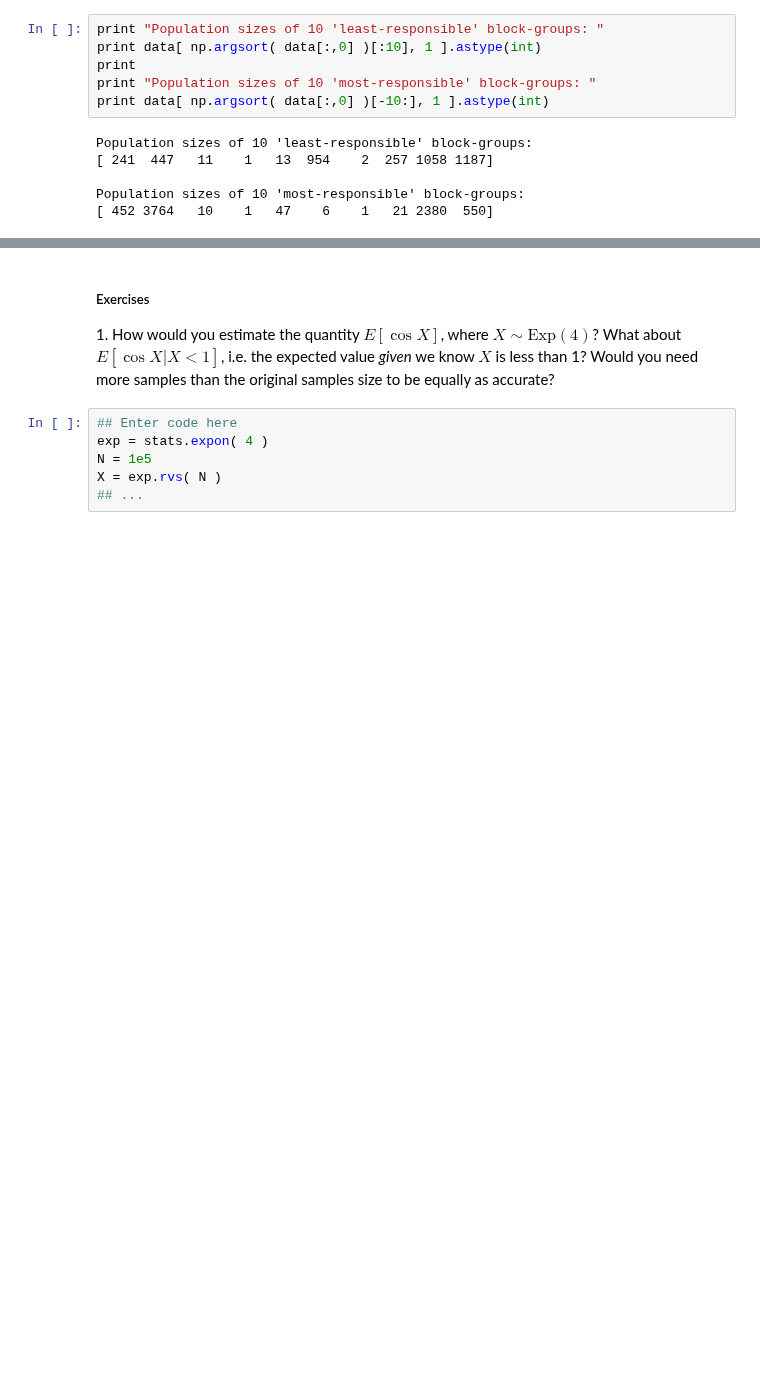
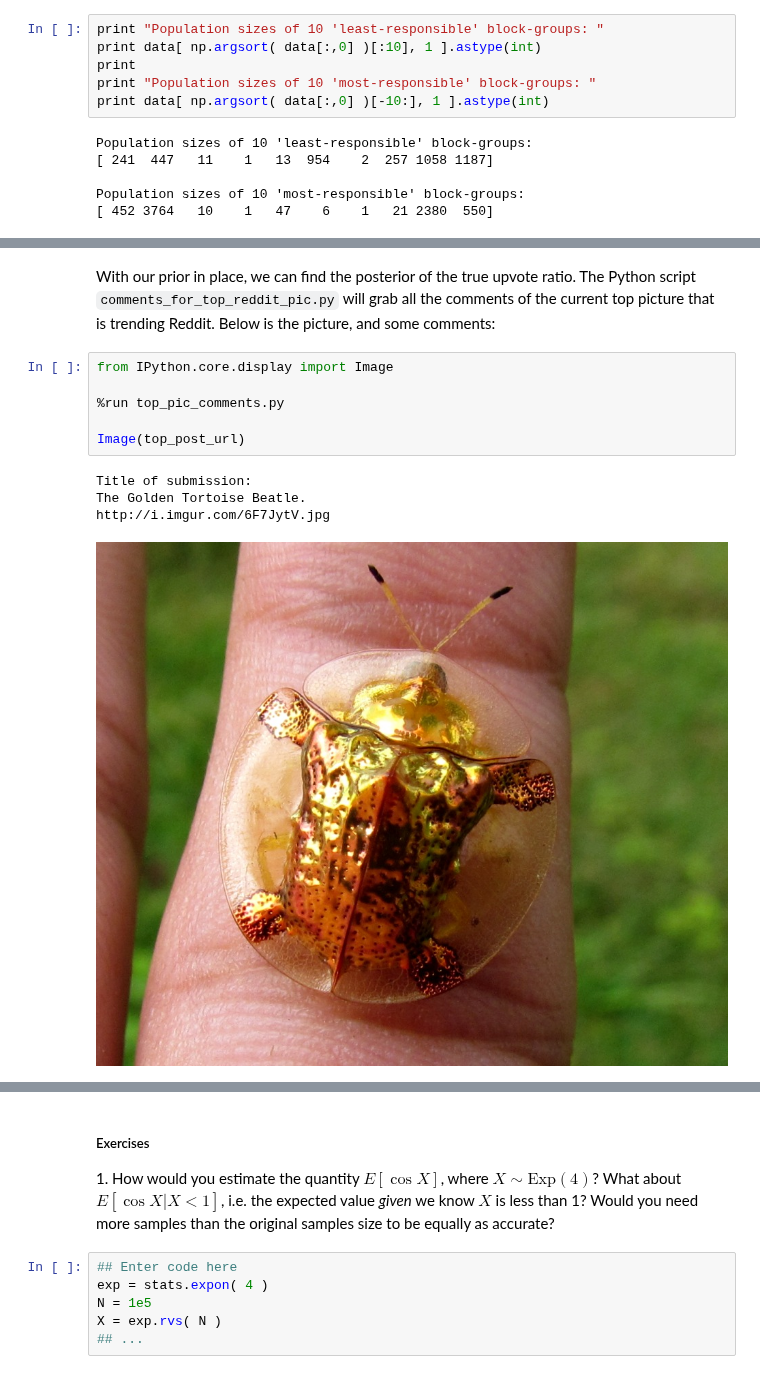
Before and after one commit to CamDavidsonPilon/Probabilistic-Programming-and-Bayesian-Methods-for-Hackers, a Jupyter notebook: Chapter4_TheGreatestTheoremNeverTold/LawOfLargeNumbers.ipynb, the cells around one changed output, grey strips where cells are left out. Drawn from its saved outputs; the diff is of its cells as text; blank space fills up the shorter version.

Commit message:
adding Reddit comment example to chapter 4

```diff
--- a/Chapter4_TheGreatestTheoremNeverTold/LawOfLargeNumbers.ipynb
+++ b/Chapter4_TheGreatestTheoremNeverTold/LawOfLargeNumbers.ipynb
@@ -298,0 +320,14 @@ For further reading on the hidden dangers of the Law of Large Numbers, I would r
+# %% [markdown]
+
+With our prior in place, we can find the posterior of the true upvote ratio. The Python script `comments_for_top_reddit_pic.py` will grab all the comments of the current top picture that is trending Reddit. Below is the picture, and some comments:
+# %%
+from IPython.core.display import Image
+
+%run top_pic_comments.py
+
+Image(top_post_url)
+# %% [output]
+Title of submission:
+The Golden Tortoise Beatle.
+http://i.imgur.com/6F7JytV.jpg
+[figure, added]
```
Also changed, not shown: parts of 19 cells of this notebook, 1 other file.
